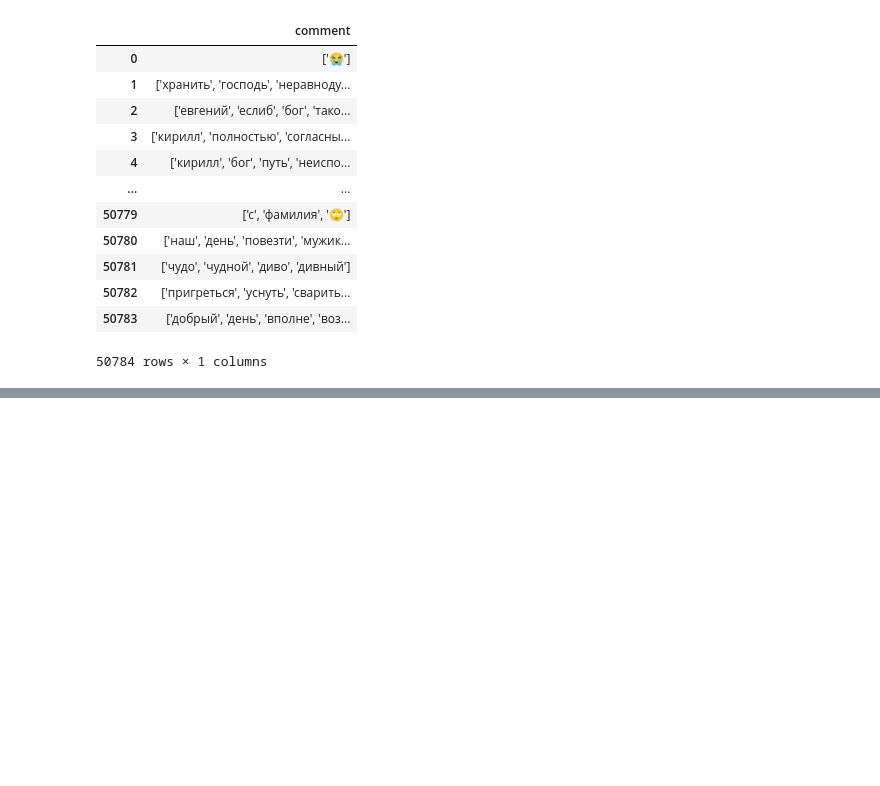
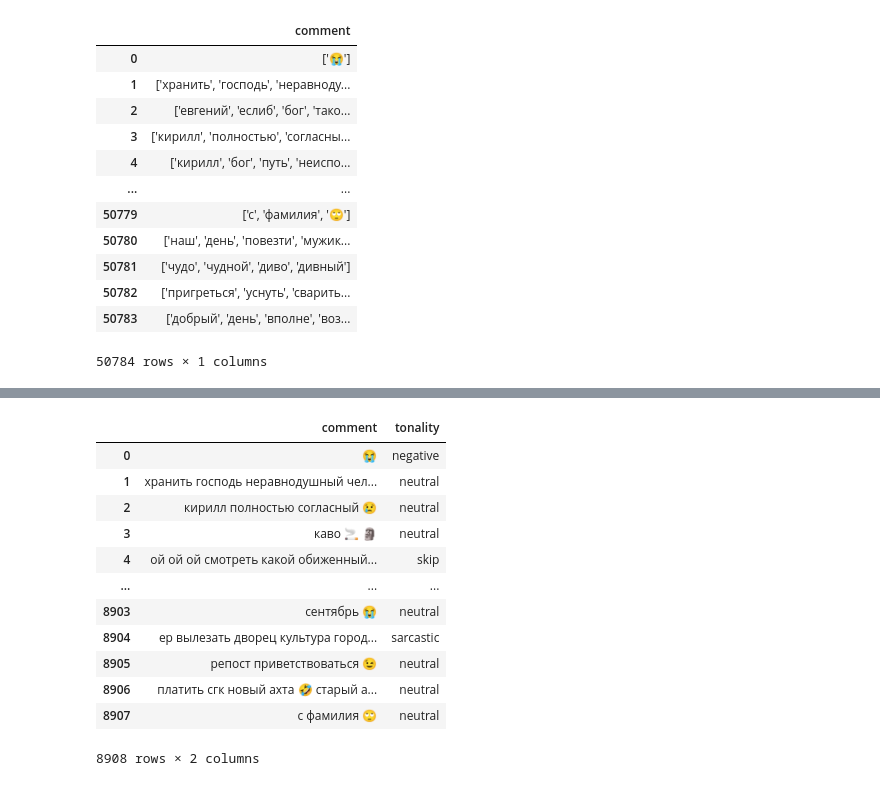
Before and after one commit to maximvscow/vk_data, a Jupyter notebook: Tonality.ipynb, the cells around one changed output, grey strips where cells are left out. Cells and saved outputs as stored; diff of their text form; code cells hidden in the pictures; blank space fills up the shorter version.

```diff
--- a/Tonality.ipynb
+++ b/Tonality.ipynb
@@ -119,0 +173,5 @@ comments
+# %%
+results = model.predict(comments_list, k = 2)
+# %%
+for message, sentiment in zip(comments_list, results):
+    print(message, '----->;', sentiment)
@@ -119,0 +214,16 @@ comments
+# %%
+comments_emoji
+# %% [output]
+|  | comment | tonality |
+| 0 | 😭 | negative |
+| 1 | хранить господь неравнодушный чел... | neutral |
+| 2 | кирилл полностью согласный 😢 | neutral |
+| 3 | каво 🚬 🗿 | neutral |
+| 4 | ой ой ой смотреть какой обиженный... | skip |
+| ... | ... | ... |
+| 8903 | сентябрь 😭 | neutral |
+| 8904 | ер вылезать дворец культура город... | sarcastic |
+| 8905 | репост приветствоваться 😉 | neutral |
+| 8906 | платить сгк новый ахта 🤣 старый а... | neutral |
+| 8907 | с фамилия 🙄 | neutral |
+8908 rows × 2 columns
```
Also changed, not shown: parts of 36 cells of this notebook, 1 other file.
